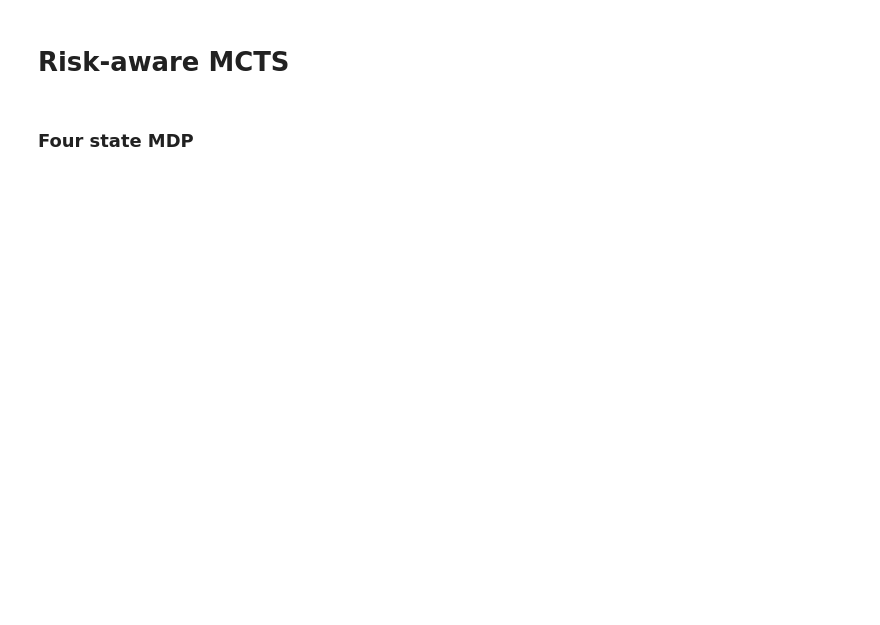
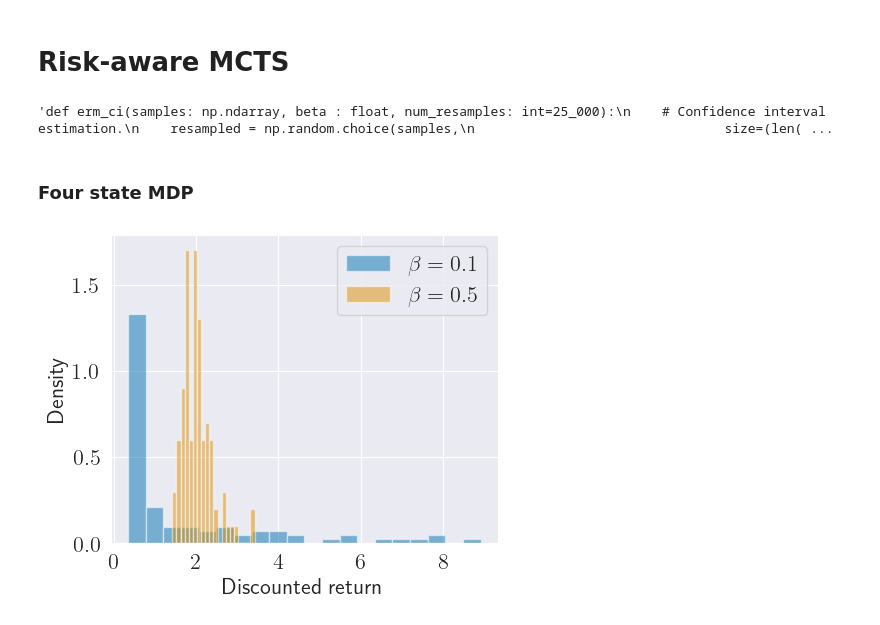
Before and after one commit to PPSantos/risk-aware-mcts, a Jupyter notebook: erm_mcts.ipynb, the cells around one changed output. Cells and saved outputs as stored; diff of their text form; code cells hidden in the pictures; blank space fills up the shorter version.

```diff
--- a/erm_mcts.ipynb
+++ b/erm_mcts.ipynb
@@ -25,7 +25,7 @@ sns.set_palette("colorblind")
 def calculate_erm(dist, beta):
     return (1.0 / beta) * np.log( (1/len(dist)) * np.sum(np.exp(beta*dist)) )
 # %%
-def cvar_erm(samples: np.ndarray, beta : float, num_resamples: int=25_000):
+"""def erm_ci(samples: np.ndarray, beta : float, num_resamples: int=25_000):
     # Confidence interval estimation.
     resampled = np.random.choice(samples,
                                 size=(len(samples), num_resamples),
@@ -45,7 +45,9 @@ def cvar_erm(samples: np.ndarray, beta : float, num_resamples: int=25_000):
     confidence_interval = [np.percentile(cvars, 5),
                             np.percentile(cvars, 95)]
 
-    return confidence_interval
+    return confidence_interval"""
+# %% [output]
+'def erm_ci(samples: np.ndarray, beta : float, num_resamples: int=25_000):\n    # Confidence interval estimation.\n    resampled = np.random.choice(samples,\n                                size=(len( ...
 # %% [markdown]
 ### Four state MDP
 # %%
@@ -75,3 +111,21 @@ for erm_beta, mcts_path in mcts_planner_paths.items():
+# %%
+fig = plt.figure()
+fig.set_size_inches(5.0, 4.0)
+fig.tight_layout()
+
+plt.hist(erm_vi_data[0.1]["f_vals"], density=True, bins=20, alpha=0.5, label=r'$\beta=0.1$')
+plt.hist(erm_vi_data[0.5]["f_vals"], density=True, bins=20, alpha=0.5, label=r'$\beta=0.5$')
+#plt.hist(mcts_planner_data[2.0]["f_vals"], density=True, bins=20, alpha=0.5, label=r'$\beta=2.0$')
+plt.ylabel('Density')
+plt.xlabel("Discounted return")
+plt.grid()
+
+plt.legend()
+
+# plt.savefig("f_dist_entropy_example.pdf", bbox_inches='tight')
+plt.show()
+# %% [output]
+[figure, added]
 # %%
 fig = plt.figure()
 fig.set_size_inches(5.0, 4.0)
```
Also changed, not shown: parts of 5 cells of this notebook, 4 other files.
